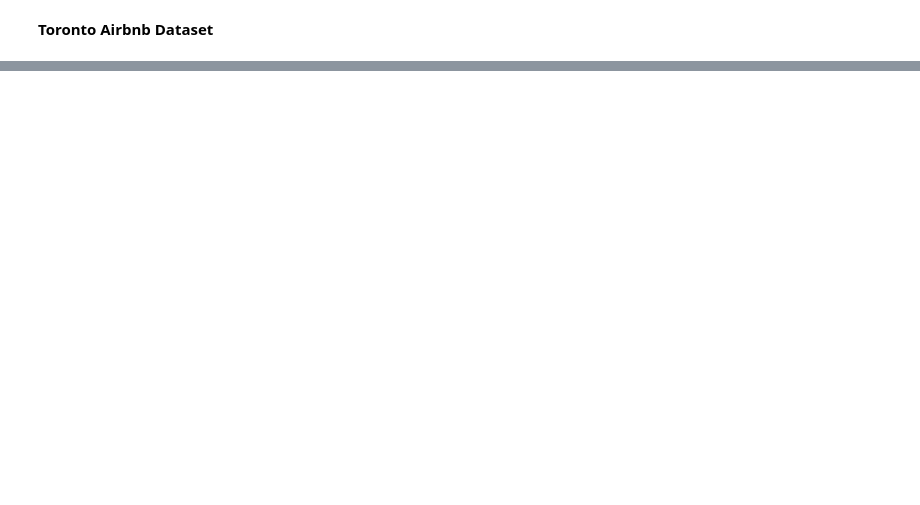
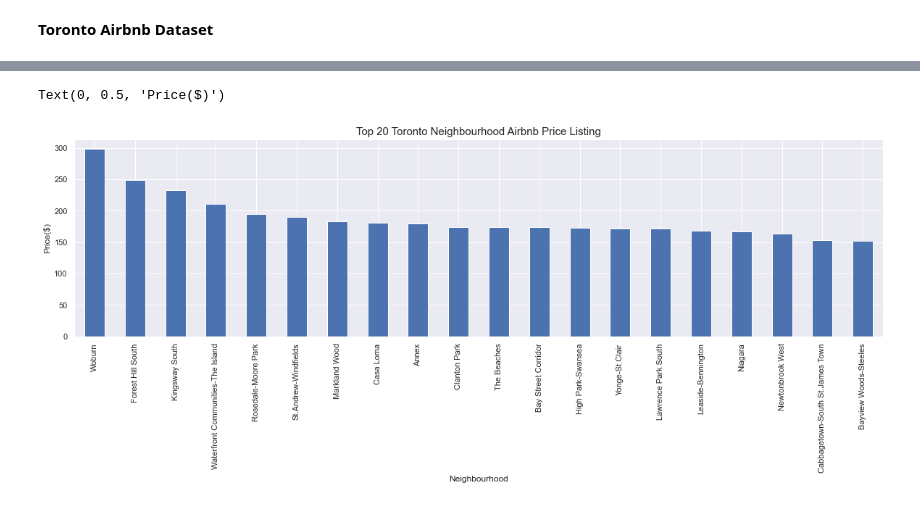
Before and after one commit to peterle93/Toronto-Airbnb-Analysis, a Jupyter notebook: Toronto Airbnb Dataset.ipynb, the cells around one changed output, grey strips where cells are left out. Saved outputs shown, nothing was run; the diff lists cells and outputs as text; code cells hidden in the pictures; blank space fills up the shorter version.

```diff
--- a/Toronto Airbnb Dataset.ipynb
+++ b/Toronto Airbnb Dataset.ipynb
@@ -159,0 +254,10 @@ df_org.head()
+# %%
+# # Groups a dataframe by "neighbourhood_group_cleansed" and displays a chart with the means of "price_listing"
+neigh_price = df_list.groupby('neighbourhood_cleansed')['price'].mean().sort_values(ascending=False)
+neigh_price[:20].plot.bar(figsize=(20,5))
+plt.title('Top 20 Toronto Neighbourhood Airbnb Price Listing', size=15)
+plt.xlabel('Neighbourhood')
+plt.ylabel('Price($)')
+# %% [output]
+Text(0, 0.5, 'Price($)')
+[figure, added]
```
Also changed, not shown: parts of 57 cells of this notebook.
